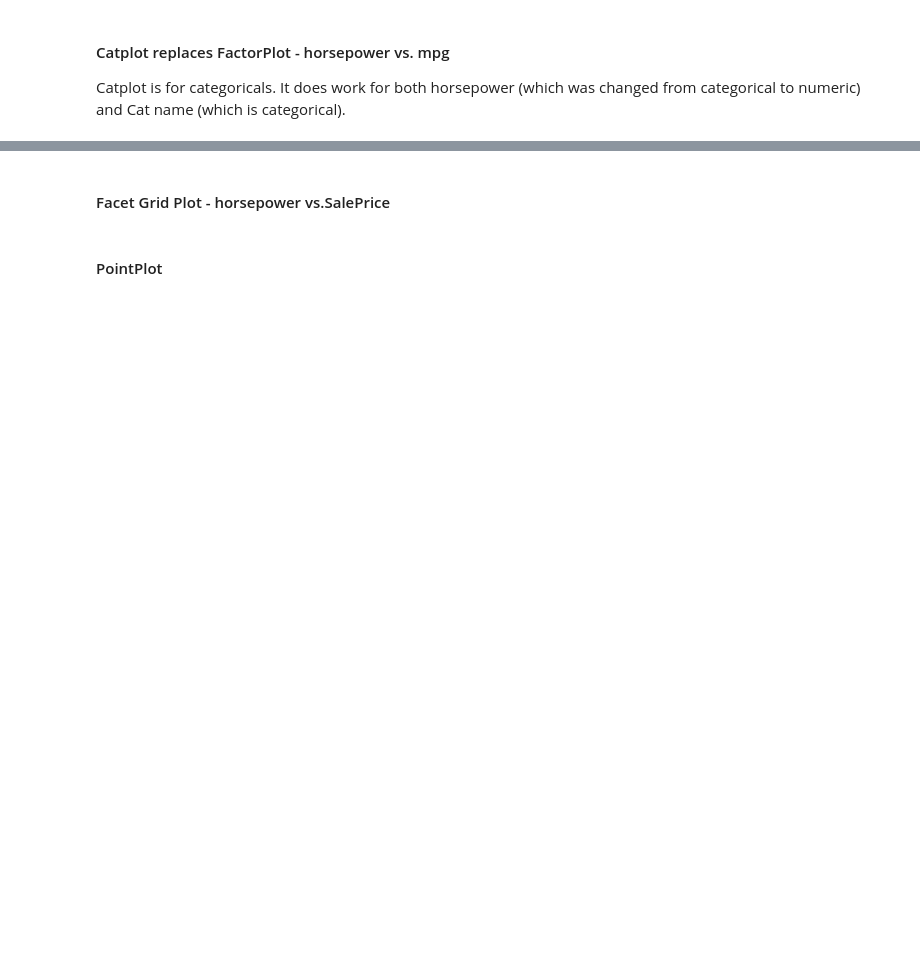
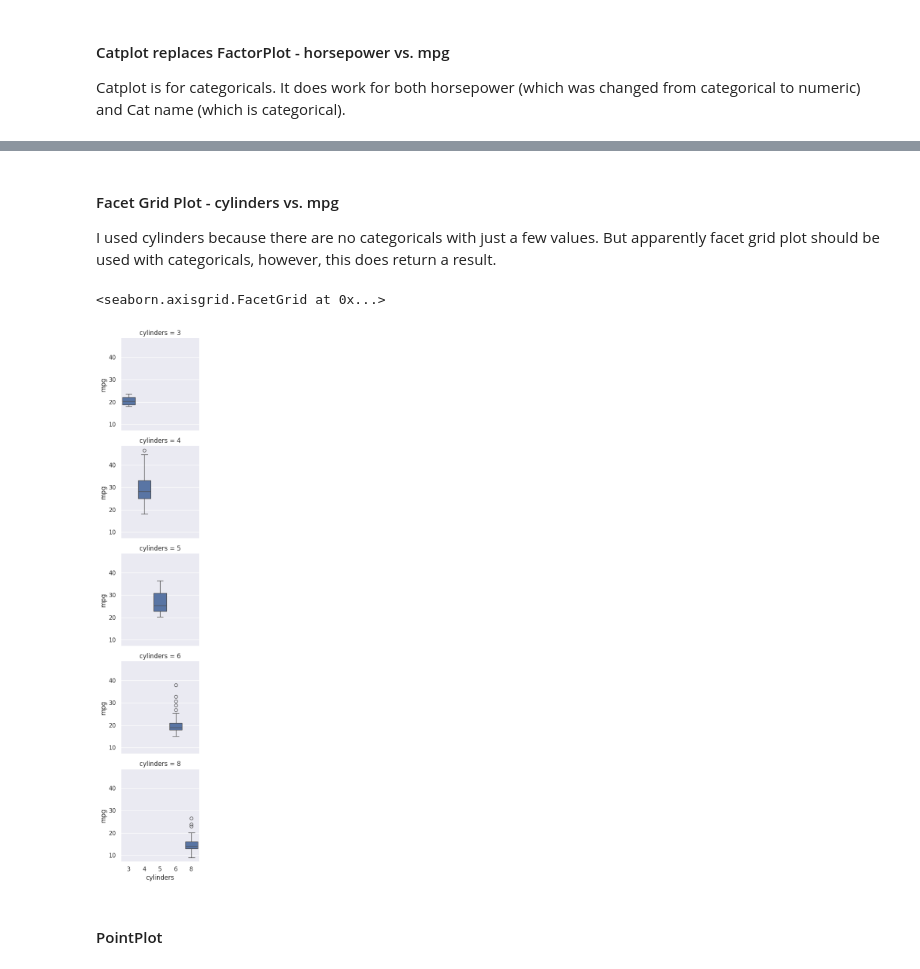
Before and after one commit to mariaingold/EDA_AutoMPG, a Jupyter notebook: 2_AutoMPG_EDA.ipynb, the cells around one changed output, grey strips where cells are left out. Cells and saved outputs as stored; diff of their text form; code cells hidden in the pictures; blank space fills up the shorter version.

```diff
--- a/2_AutoMPG_EDA.ipynb
+++ b/2_AutoMPG_EDA.ipynb
@@ -510,8 +500,13 @@ sns.catplot(x='horsepower', y='mpg', data = auto_mpg, color = 'm',
-# %% [markdown]
-#### Facet Grid Plot - horsepower vs.SalePrice
+# %% [markdown]
+#### Facet Grid Plot - cylinders vs. mpg
+
+I used cylinders because there are no categoricals with just a few values. But apparently facet grid plot should be used with categoricals, however, this does return a result.
 # %%
-g = sns.FacetGrid(train, col = 'FireplaceQu', col_wrap = 3, col_order=['Ex', 'Gd', 'TA', 'Fa', 'Po'])
-g.map(sns.boxplot, 'Fireplaces', 'SalePrice', order = [1, 2, 3], palette = 'Set2')
+g = sns.FacetGrid(auto_mpg, col = 'cylinders', col_wrap = 1)
+g.map(sns.boxplot, 'cylinders', 'mpg')
+# %% [output]
+<seaborn.axisgrid.FacetGrid at 0x...>
+[figure, added]
 # %% [markdown]
 #### PointPlot
 # %%
```
Also changed, not shown: parts of 16 cells of this notebook.
